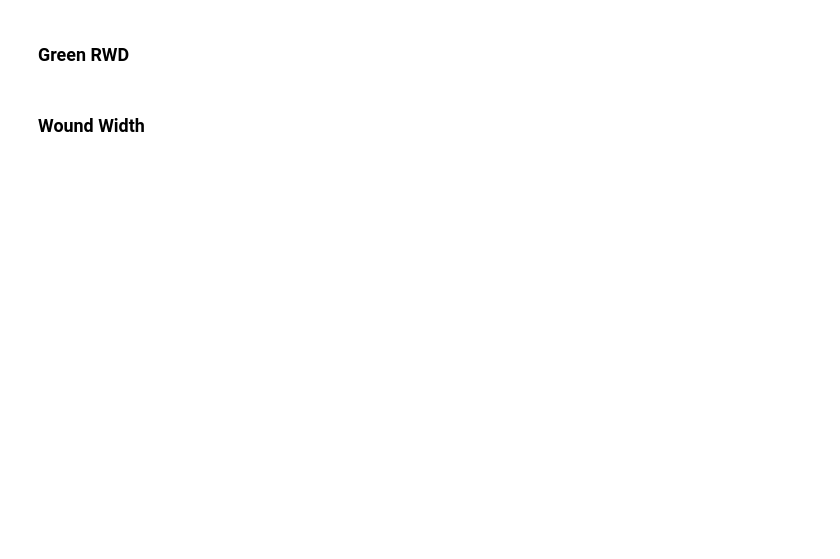
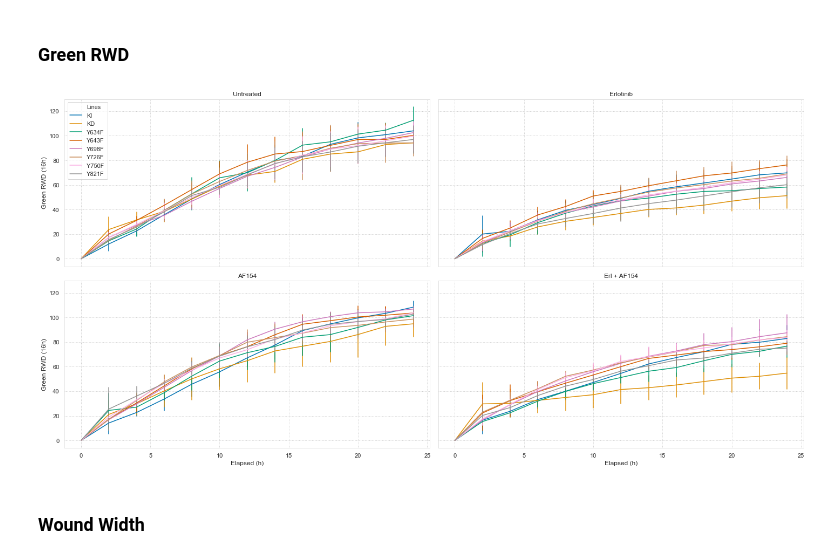
Before and after one commit to meyer-lab/DDMC, a Jupyter notebook: Fig2-CellMigration.ipynb, the cells around one changed output. Saved outputs shown, nothing was run; the diff lists cells and outputs as text; code cells hidden in the pictures; blank space fills up the shorter version.

```diff
--- a/Fig2-CellMigration.ipynb
+++ b/Fig2-CellMigration.ipynb
@@ -72,5 +95,7 @@ fig.savefig("TimeLapse_AXLmutants_CellMigration.png")
 # %% [markdown]
 ### Green RWD
 # %%
-# rwdMg = pd.read_csv("msresist/data/Phenotypic_data/AXLmutants/EMT/03062020-AXLmuts_EMT_GreenRWD_Matrigel_BR1.csv")
-# rwdCg = pd.read_csv("msresist/data/Phenotypic_data/AXLmutants/EMT/03062020-AXLmuts_EMT_GreenRWD_Collagen_BR1.csv")
+rwdC1g = pd.read_csv("msresist/data/Phenotypic_data/AXLmutants/EMT/BR1_GreenRWD.csv")
+rwdC2g = pd.read_csv("msresist/data/Phenotypic_data/AXLmutants/EMT/BR2_GreenRWD.csv")
+rwdC3g = pd.read_csv("msresist/data/Phenotypic_data/AXLmutants/EMT/BR3_GreenRWD.csv")
+rwdC4g = pd.read_csv("msresist/data/Phenotypic_data/AXLmutants/EMT/BR4_GreenRWD.csv")
@@ -81,11 +102,29 @@ fig.savefig("TimeLapse_AXLmutants_CellMigration.png")
+# %%
+glines = lines[2:]
+dsold = [rwdC1g, rwdC2g, rwdC3g, rwdC4g]
+dsrwdg = []
+for d in dsold:
+    if d.columns[1] == "PC9 UT":
+        for col in range(8):
+            d = d.drop(d.columns[1],axis = 1)
+    dsrwdg.append(d)
+for d in dsrwdg:
+    d["Elapsed"] = dsrwdg[1]["Elapsed"]
+ds = dsrwdg
+ylabel = "Green RWD (" + str(ftp) + "h)"
 # %%
-# fig, ax = plt.subplots(nrows=2, ncols=4, figsize=(20, 10), sharey=True, sharex=True)
+fig, ax = plt.subplots(nrows=2, ncols=2, figsize=(20, 10), sharey=True, sharex=True)
+itp = 0
+ftp = 24
+for i in range(len(t1)):
+    title = t2[i]
+    if i < 2:
+        FC_timecourse(ax[0, i], ds, itp, ftp, glines, t1[i], title, ylabel, FC=False)
+    else:
+        FC_timecourse(ax[1, i-2], ds, itp, ftp, glines, t1[i], title, ylabel, FC=False)
 
-# for i in range(len(t1)):
-#     for x, d in enumerate(ds):
-#         title = "Cell Migration - " + t2[i] + " - " + t3[x]
-#         FC_timecourse(ax[x, i], d, itp, ftp, glines, t1[i], title, ylabel, FC=False)
-
-# plt.tight_layout()
+plt.tight_layout()
+# %% [output]
+[figure, added]
 # %% [markdown]
 ### Wound Width
```
Also changed, not shown: parts of 29 cells of this notebook, 4 other files.
